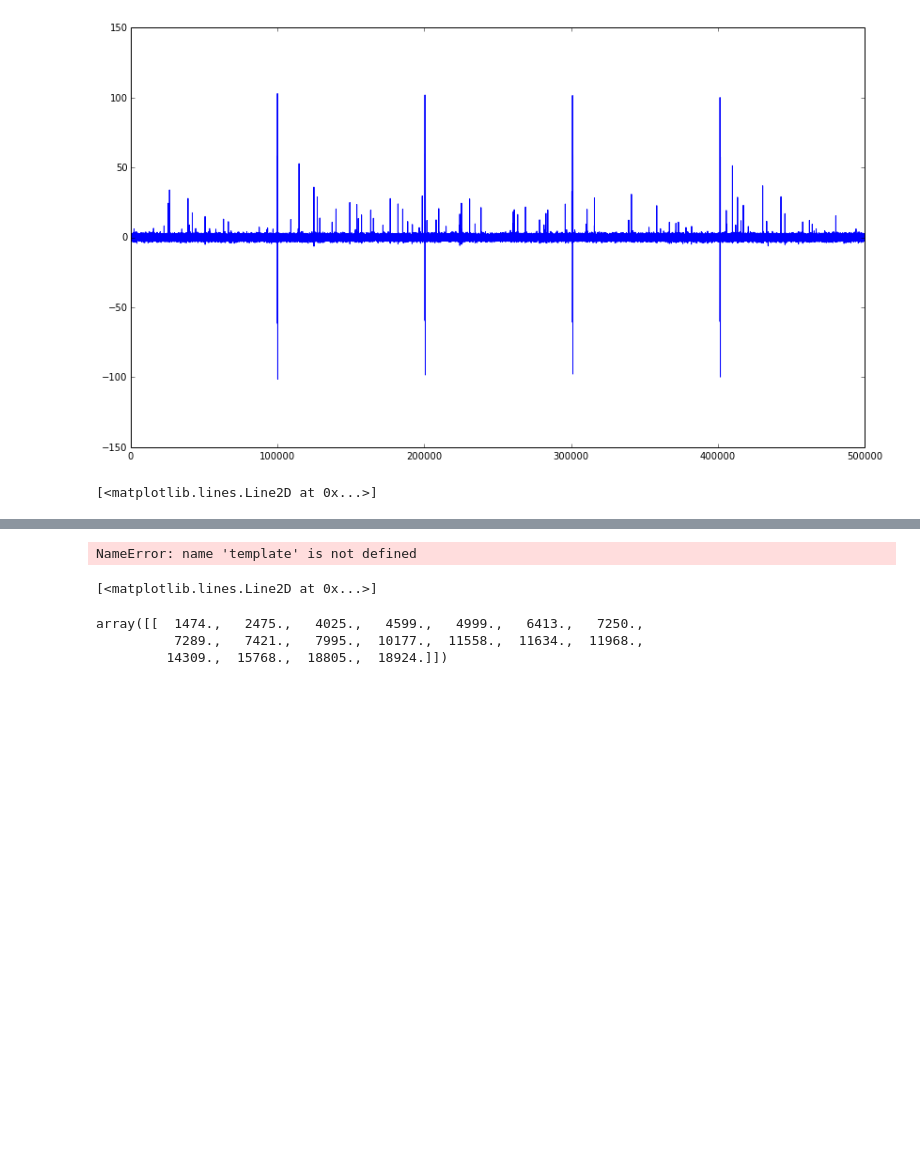
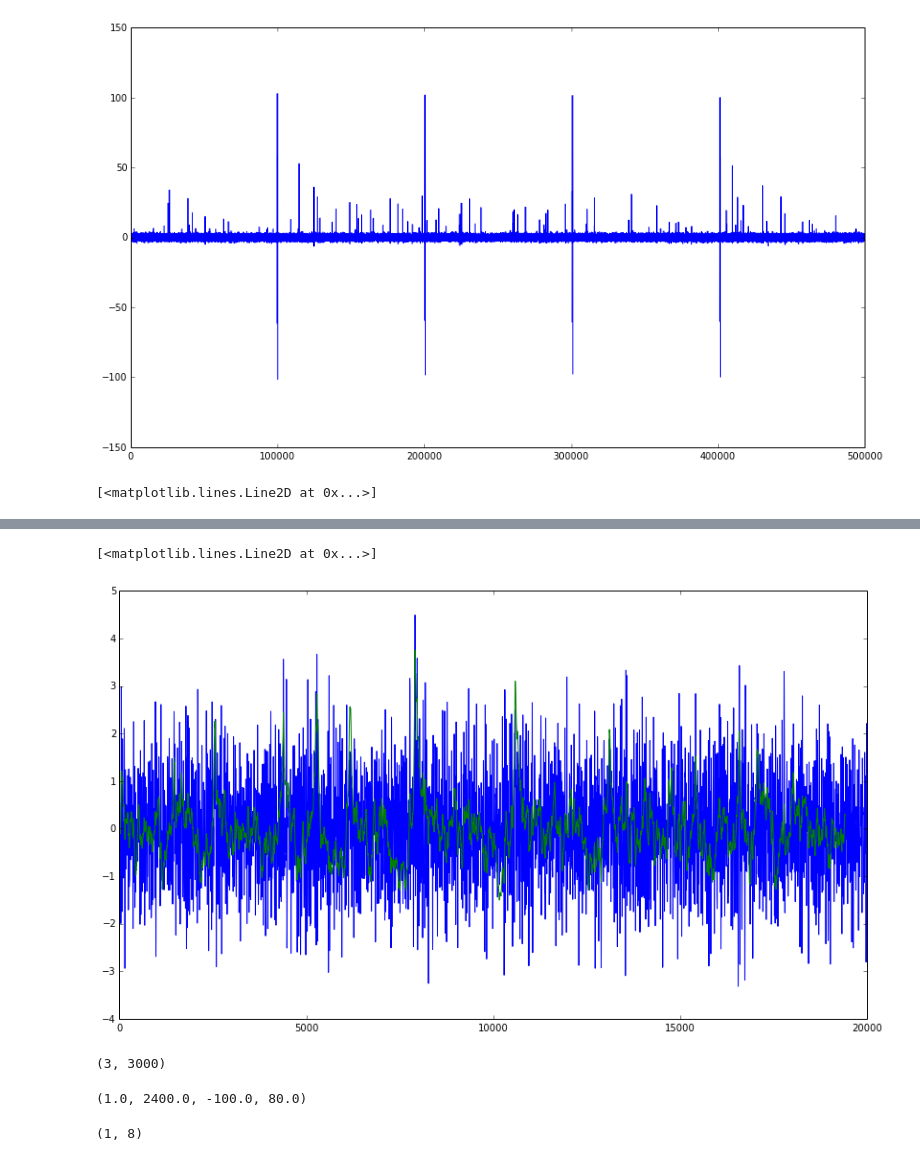
Before and after one commit to shababo/psc-detection-dist, a Jupyter notebook: stimfit/stimfit-testing.ipynb, the cells around one changed output, grey strips where cells are left out. Saved outputs shown, nothing was run; the diff lists cells and outputs as text; code cells hidden in the pictures; blank space fills up the shorter version.

```diff
--- a/stimfit/stimfit-testing.ipynb
+++ b/stimfit/stimfit-testing.ipynb
@@ -55,9 +74,12 @@ IOError: [Errno 2] No such file or directory: '/home/shababo/Projects/Mapping/co
 # %%
-deconv = stfio.detect_events(mat_data['traces'][0,],template,.05,mode="deconvolution")
-
+trace_ind = 2
+deconv = stfio.detect_events(mat_data['traces'][trace_ind,],template,.05,mode="deconvolution")
+crit = stfio.detect_events(mat_data['traces'][trace_ind,],template,.05,mode="criterion")
 %matplotlib inline
 
 fig = plt.figure(figsize=(14,8), dpi=72)
 plt.plot(deconv)
+plt.plot(crit)
 # %% [output]
-NameError: name 'template' is not defined
+[<matplotlib.lines.Line2D at 0x...>]
+[figure, added]
@@ -66,18 +86,44 @@ event_times = stfio.peak_detection(deconv,3.5,10)
-# %%
-%matplotlib qt
-
-fig = plt.figure(figsize=(14,8), dpi=72)
-plt.plot(deconv)
-plt.scatter(event_times,-10*np.ones(event_times.shape))
-plt.scatter(mat_data['true_event_times'][0,0],-9*np.ones(mat_data['true_event_times'][0,0].shape))
-plt.plot(mat_data['traces'][0,]-20)
-# %% [output]
-[<matplotlib.lines.Line2D at 0x...>]
+# %%
+posterior_ar2_file = '/media/shababo/Layover/projects/mapping/code/psc-detection/data/real-vs-ar0-vs-ar2-sim-cosyne-abs-0001-times-posterior.mat'
+posterior_ar2 = scio.loadmat(posterior_ar2_file)
+posterior_ar2 = posterior_ar2['posterior']
+posterior_ar2.shape
+# %% [output]
+(3, 3000)
+# %%
+%matplotlib qt
+s = 100
+end_ind = 1999;
+deconv_bounds = [2, 2, 2]
+fig = plt.figure(figsize=(14,8), dpi=72)
+for i in range(mat_data['traces'].shape[0]):
+    offset = (i-1)*55
+    deconv = stfio.detect_events(mat_data['traces'][i,],template,.05,mode="deconvolution")
+    crit = stfio.detect_events(mat_data['traces'][i,],template,.05,mode="criterion")
+    event_times_deconv = stfio.peak_detection(deconv,deconv_bounds[i],1)
+    event_times_crit = stfio.peak_detection(crit,.1,1)
+    cb = plt.scatter(event_times_crit,11*np.ones(event_times_crit.shape)-offset,c = 'green',s=s,edgecolor='',label='Deconvolution')
+    dec = plt.scatter(event_times_deconv,4*np.ones(event_times_deconv.shape)-offset,c = 'red',s=s,edgecolor='',label='Clement Bekkers')
+    ours = plt.scatter(range(0,posterior_ar2.shape[1]),-3*np.ones(posterior_ar2[i,].shape)-offset,c = 'blue',s=posterior_ar2[i,]/np.max(posterior_ar2[i,])*s,edgecolor='',label='Bayesian Posterior')
+    true = plt.scatter(mat_data['true_event_times'][i][0],-10*np.ones(mat_data['true_event_times'][i][0].shape)-offset,c = 'black',s=s,edgecolor='',label = 'True Times')
+    obs = plt.plot(mat_data['traces'][i,]-20-offset,c='black',label='Observation')
+
+plt.xlim((1,2400))
+
+
+
+
+
+
+
+plt.legend((cb, dec, ours, true),('Clements Bekkers','Deconvolution','Bayesian Posterior','True Times'),loc='best',bbox_to_anchor=(1.12, 1.13),scatterpoints=1)
+plt.axis('off')
+#plt.savefig('abstract-figure',format='eps')
+# %% [output]
+(1.0, 2400.0, -100.0, 80.0)
 # %%
-mat_data['true_event_times'][0,0]
+mat_data['true_event_times'][1][0].shape
 # %% [output]
-array([[  1474.,   2475.,   4025.,   4599.,   4999.,   6413.,   7250.,
-          7289.,   7421.,   7995.,  10177.,  11558.,  11634.,  11968.,
-         14309.,  15768.,  18805.,  18924.]])
+(1, 8)
 # %%
 min_spacing = np.array([1, 10, 50, 100])
```
Also changed, not shown: parts of 7 cells of this notebook, 11 other files.
